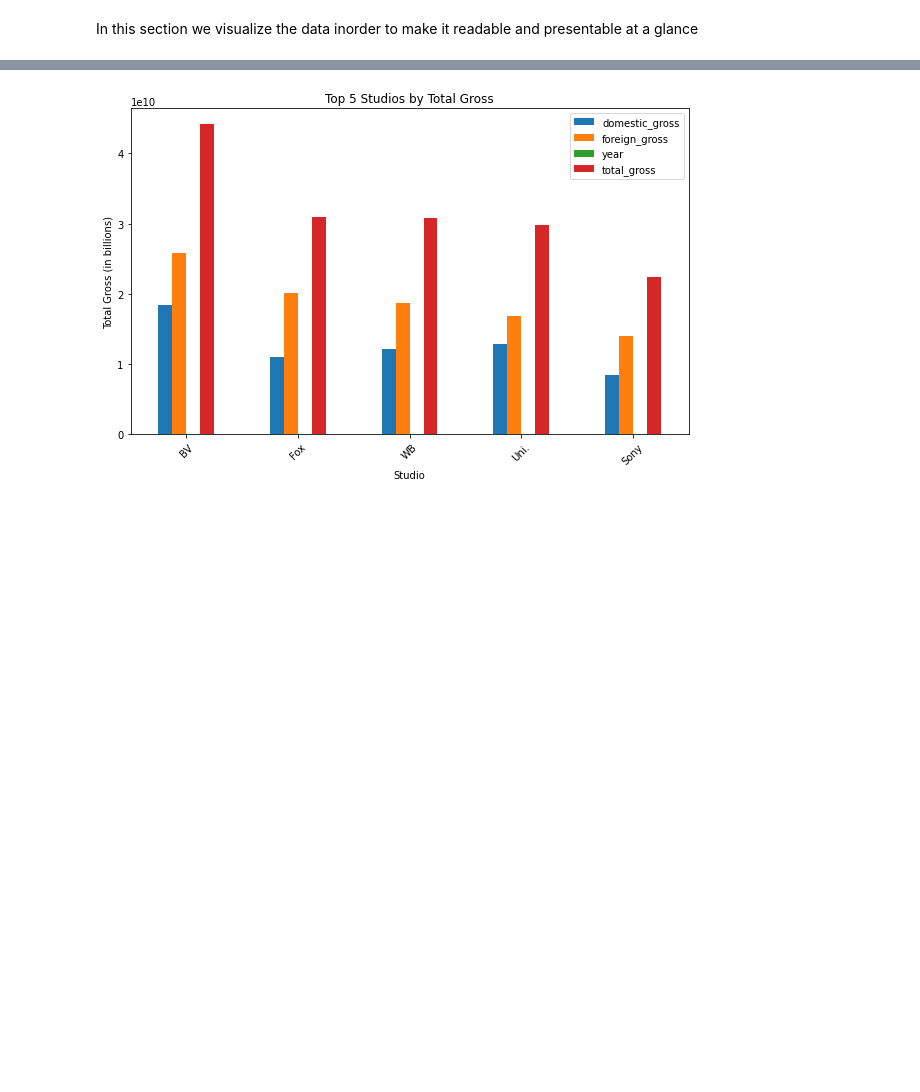
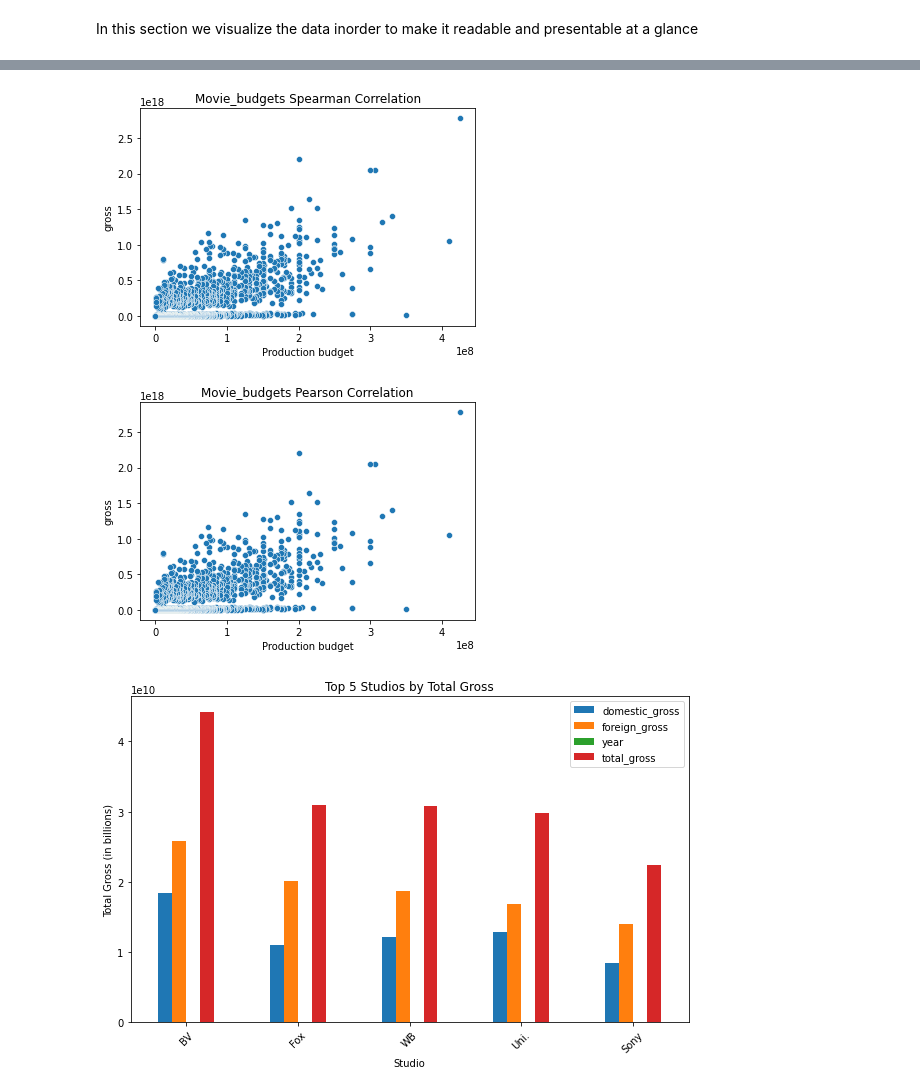
Before and after one commit to Ingavi39/dsc-phase-1-project-v2-4, a Jupyter notebook: student.ipynb, the cells around one changed output, grey strips where cells are left out. Saved outputs shown, nothing was run; the diff lists cells and outputs as text; code cells hidden in the pictures; blank space fills up the shorter version.

```diff
--- a/student.ipynb
+++ b/student.ipynb
@@ -413 +423,18 @@ plt.show()
+# %%
+#Plotting Spearman correlation to see the relationship between production budget and total gross
+sns.scatterplot(x='production_budget', y='total_gross', data=movie_budgets)
+plt.title('Movie_budgets Spearman Correlation')
+plt.xlabel('Production budget')
+plt.ylabel('gross')
+plt.show()
+
+# Plotting Pearson correlation to see the relationship between production budget and total gross
+sns.scatterplot(x='production_budget', y='total_gross', data=movie_budgets)
+plt.title('Movie_budgets Pearson Correlation')
+plt.xlabel('Production budget')
+plt.ylabel('gross')
+plt.show()
+# %% [output]
+[figure, added]
+[figure, added]
 # %%
```
Also changed, not shown: parts of 26 cells of this notebook.
